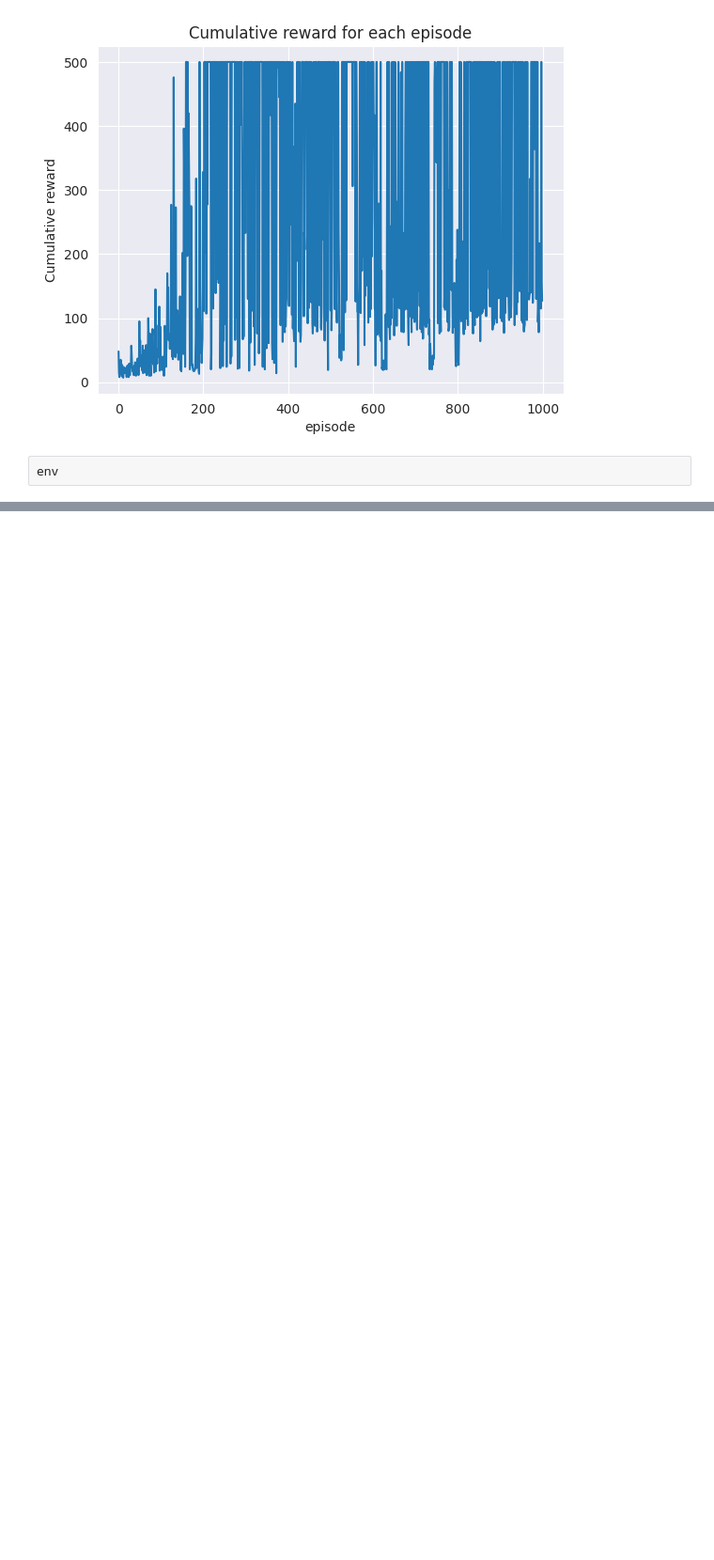
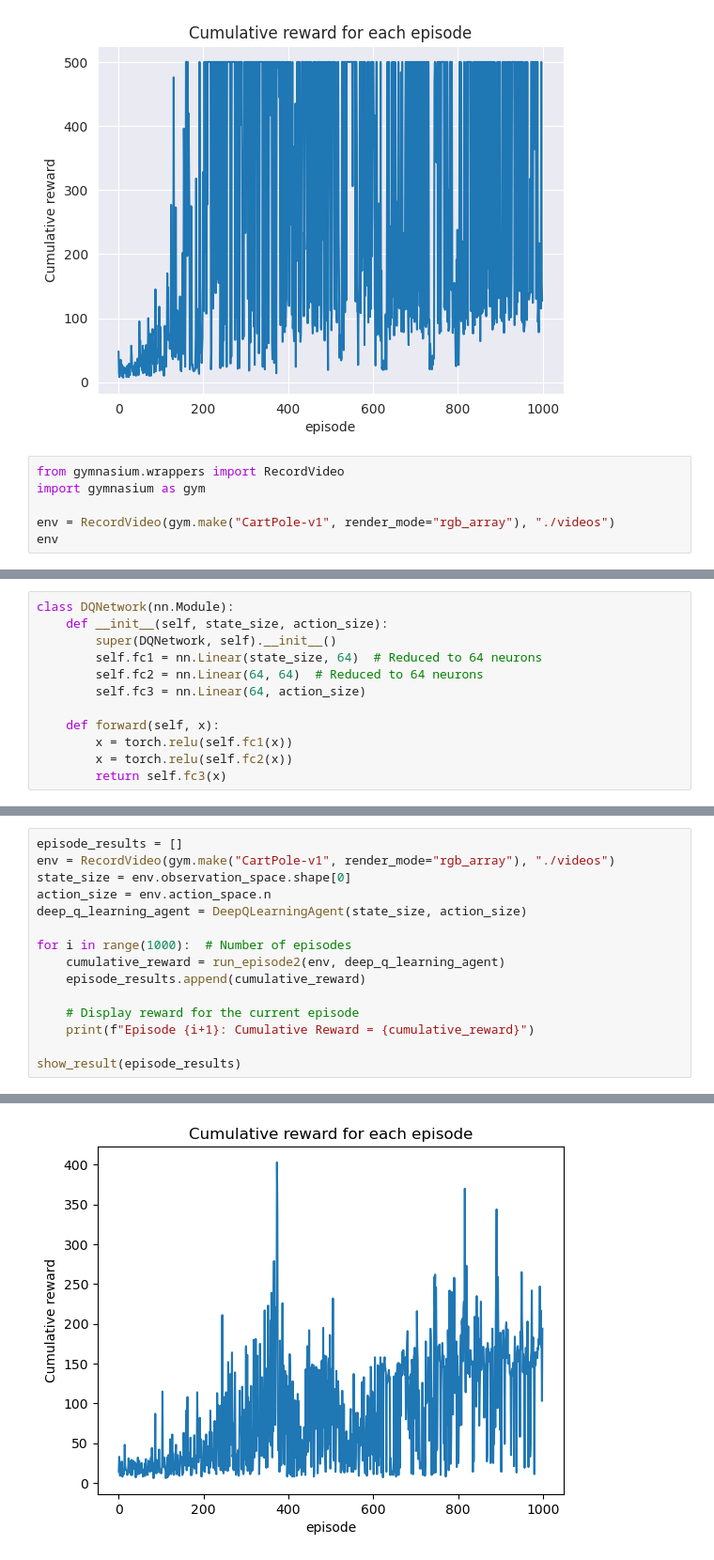
Before and after one commit to pehz0007/SC3000, a Jupyter notebook: lab.ipynb, the cells around one changed output, grey strips where cells are left out. Shown: that part at 94% size. Drawn from its saved outputs; the diff is of its cells as text; blank space fills up the shorter version.

Commit message:
(still improving)draft of working deep q learning model

```diff
--- a/lab.ipynb
+++ b/lab.ipynb
@@ -200,4 +200,8 @@ Round: 999
 Cumulative reward for this round: 127.0
 [figure]
 # %%
+from gymnasium.wrappers import RecordVideo
+import gymnasium as gym
+
+env = RecordVideo(gym.make("CartPole-v1", render_mode="rgb_array"), "./videos")
 env
@@ -203,0 +217,12 @@ env
+# %%
+class DQNetwork(nn.Module):
+    def __init__(self, state_size, action_size):
+        super(DQNetwork, self).__init__()
+        self.fc1 = nn.Linear(state_size, 64)  # Reduced to 64 neurons
+        self.fc2 = nn.Linear(64, 64)  # Reduced to 64 neurons
+        self.fc3 = nn.Linear(64, action_size)
+
+    def forward(self, x):
+        x = torch.relu(self.fc1(x))
+        x = torch.relu(self.fc2(x))
+        return self.fc3(x)
@@ -203,0 +336,16 @@ env
+# %%
+episode_results = []
+env = RecordVideo(gym.make("CartPole-v1", render_mode="rgb_array"), "./videos")
+state_size = env.observation_space.shape[0]
+action_size = env.action_space.n
+deep_q_learning_agent = DeepQLearningAgent(state_size, action_size)
+
+for i in range(1000):  # Number of episodes
+    cumulative_reward = run_episode2(env, deep_q_learning_agent)
+    episode_results.append(cumulative_reward)
+
+    # Display reward for the current episode
+    print(f"Episode {i+1}: Cumulative Reward = {cumulative_reward}")
+
+show_result(episode_results)
+# %% [output]
@@ -203,0 +369 @@ env
+[figure, added]
```
Also changed, not shown: parts of 7 cells of this notebook.
